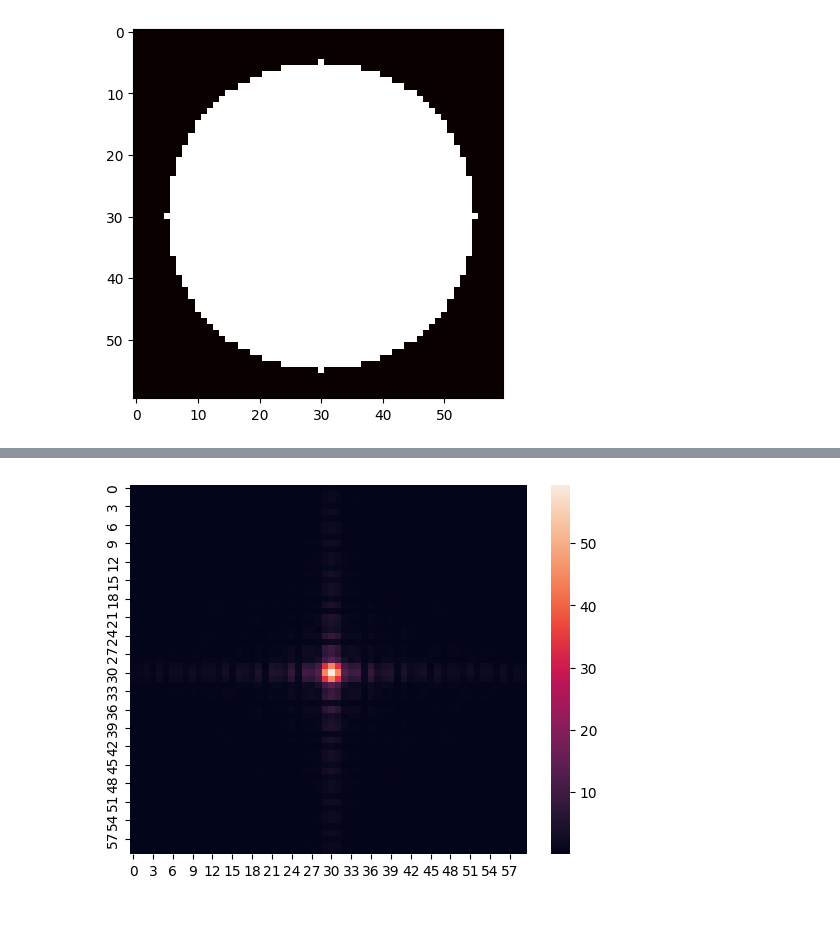
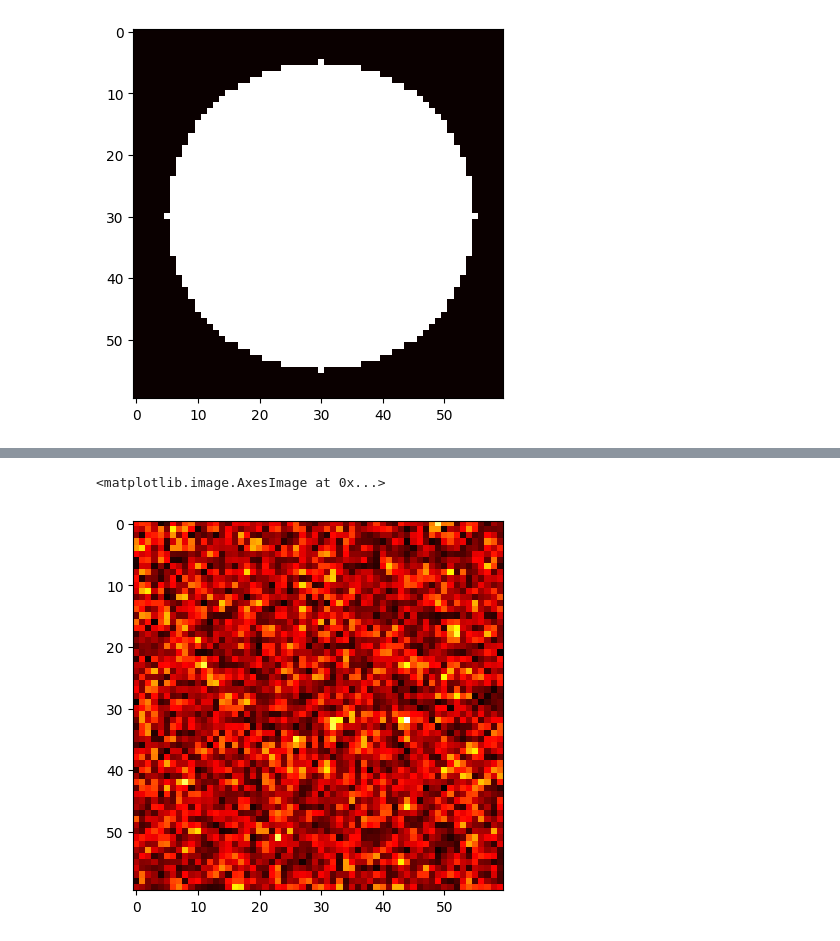
Before and after one commit to pramcodes/DDNN, a Jupyter notebook: encoding.ipynb, the cells around one changed output, grey strips where cells are left out. Cells and saved outputs as stored; diff of their text form; code cells hidden in the pictures.

```diff
--- a/encoding.ipynb
+++ b/encoding.ipynb
@@ -18,14 +18,11 @@ def process_grayscale_image(image_path, target_size=(60, 60)):
     return image_matrix, image_vector
 
 # Example usage
-image_path = 'cat.png'  # Replace with your black-and-white image path
+image_path = 'cat1.jpeg'  # Replace with your black-and-white image path
 matrix, vector = process_grayscale_image(image_path)
 
 print(f"Grayscale Image Matrix Shape: {matrix.shape}")  # e.g., (960, 960)
 print(f"Grayscale Image Vector Length: {len(vector)}")  # e.g., 960*960
-
-image_path = 'dog.jpg'  # Replace with your black-and-white image path
-matrix_d, vector_d = process_grayscale_image(image_path)
 # %% [output]
 Grayscale Image Matrix Shape: (60, 60)
 Grayscale Image Vector Length: 3600
@@ -45,7 +39,6 @@ plt.show()
 # %%
 vector
-norm_vec = (vector/np.linalg.norm(vector) )
-dog_vec = (vector_d/np.linalg.norm(vector_d) )
+norm_vec = (vector/np.linalg.norm(vector) )*255
 #plot vector of the cat
 plt.plot(norm_vec)
 plt.show()
@@ -57,4 +53,5 @@ dog_vec= dog_vec+0j
 # %%
+import numpy as np
 def gen_base(H, V, dx, dy, wavelength, f):
 
     """
@@ -144,6 +141,6 @@ def gen_base(H, V, dx, dy, wavelength, f):
 
     return base
 
-Mesh = gen_base(60, 60, 8e-6, 8e-6, 633e-9,15e-3)
+Mesh = gen_base(60, 60, 8e-6, 8e-6, 633e-9,10e-3)
 Mesh['FX']*Mesh['X']
 # %% [output]
@@ -186,10 +182,8 @@ plt.show()
 # %%
-#Vectorized diffraction
 #tensor product of the two matrices Fx and Fy
 F = np.kron(ffx, ffy)
-vecA = A.flatten()
+vecA = norm_vec
 res = F@vecA
 res = res.reshape(60,60)
-sns.heatmap(np.abs(res))
-plt.show()
+plt.imshow(np.abs(res), cmap='hot', interpolation='nearest')
 # %% [output]
@@ -197,27 +192,20 @@ plt.show()
 # %%
-vec = norm_vec
+res_i = res.flatten()
 
 # Diagonal phase matrix with random angles
 D = lambda theta : np.diag(np.exp(1j*theta*2*np.pi))
 
 #initialization of the diagonal matrix
-# Diagonal_i = D(np.random.rand(3600))
-# res_i = Diagonal_i@res_i
+Diagonal_i = D(np.random.rand(3600))
+res_i = Diagonal_i@res_i
+layers = 3
+for i in range(layers):
+    #fourier transform and Diagonal Phase matrix
+    res_f = D(np.random.rand(3600))@(F@res_i)
+    res_i = res_f
 
-def Optical_layers(phases , vec):
-    # 2 layered network
-    #fourier transform and Diagonal Phase matrix
-    return D(phases[3600:7200])@(F@(D(phases[0:3600])@(F@vec)))
-
-    #1 layer Network
-    # return D(phases[0:3600])@(F@vec)
-
-#random initialization of the phases
-phases = np.random.rand(3600)
-
-#1 layer network output
-res_f_1 = Optical_layers(phases,vec).reshape(60,60)
-sns.heatmap(np.abs(res_f_1))
-plt.show()
+res_f = res_f.reshape(60,60)
+plt.imshow(np.abs(res_f), cmap='hot', interpolation='nearest')
 # %% [output]
+<matplotlib.image.AxesImage at 0x...>
-[figure, old version]
+[figure, new version]
```
Also changed, not shown: parts of 9 cells of this notebook.
